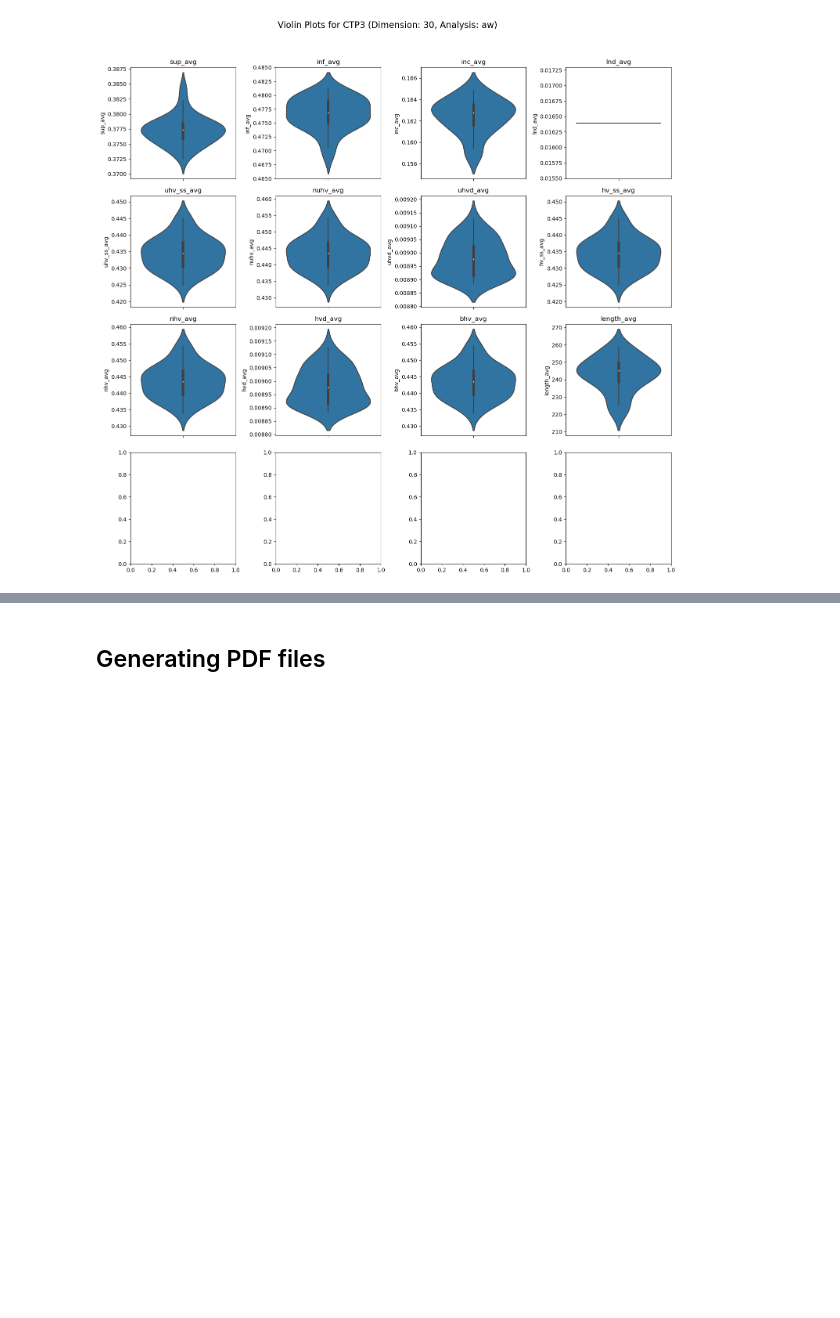
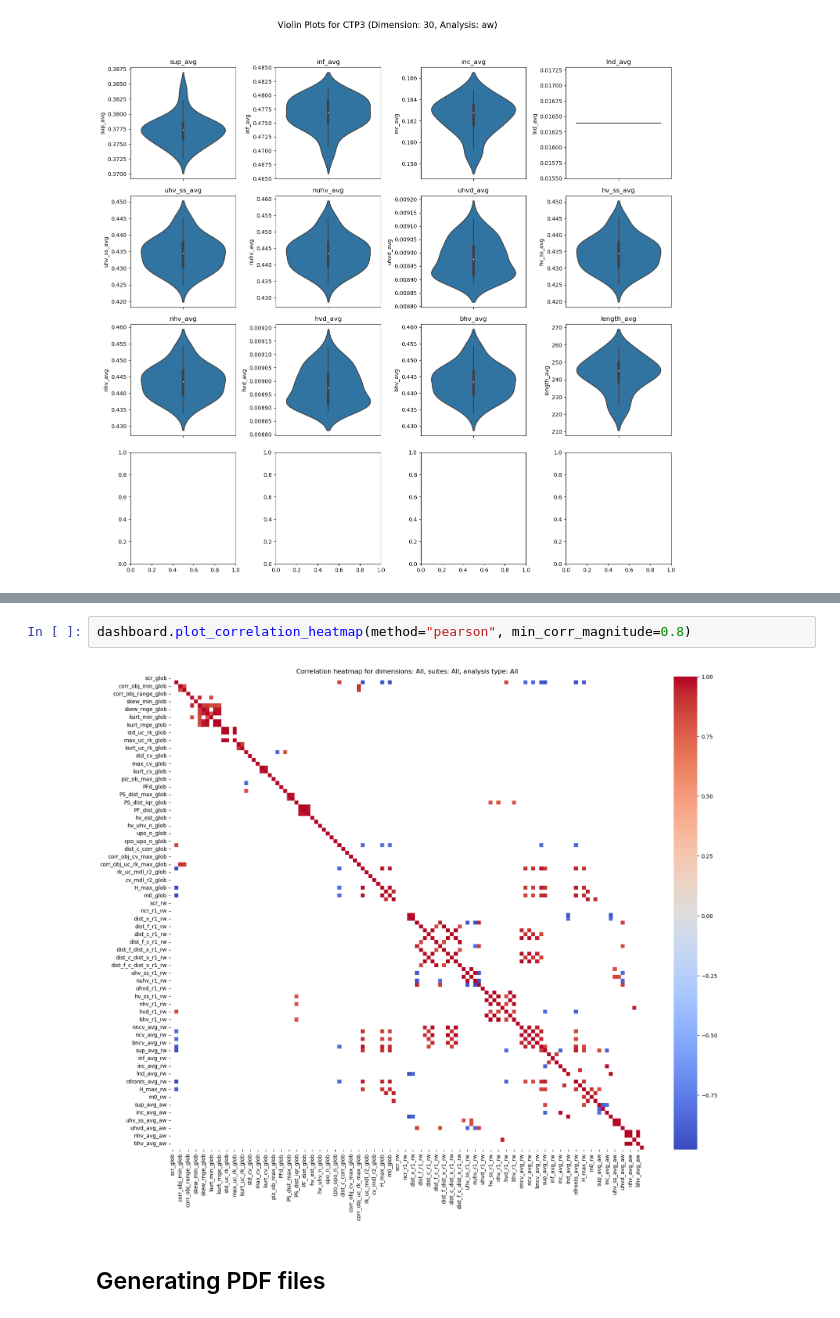
Before and after one commit to richardlovesspaceengineering/rrut_thesis_code, a Jupyter notebook: ISA-CMOP_Python/thesis_notebook.ipynb, the cells around one changed output, grey strips where cells are left out. Cells and saved outputs as stored; diff of their text form; blank space fills up the shorter version.

Commit message:
FeaturesDashboard handles outliers, correlation matrices/plots/dfs are outputted.

```diff
--- a/ISA-CMOP_Python/thesis_notebook.ipynb
+++ b/ISA-CMOP_Python/thesis_notebook.ipynb
@@ -395,3 +411,7 @@ dashboard.plot_problem_features("CTP3", 30, "aw")
+# %%
+dashboard.plot_correlation_heatmap(method="pearson", min_corr_magnitude=0.8)
+# %% [output]
+[figure, added]
 # %% [markdown]
 ## Generating PDF files
 # %%
```
Also changed, not shown: parts of 2 cells of this notebook, 1 other file.
